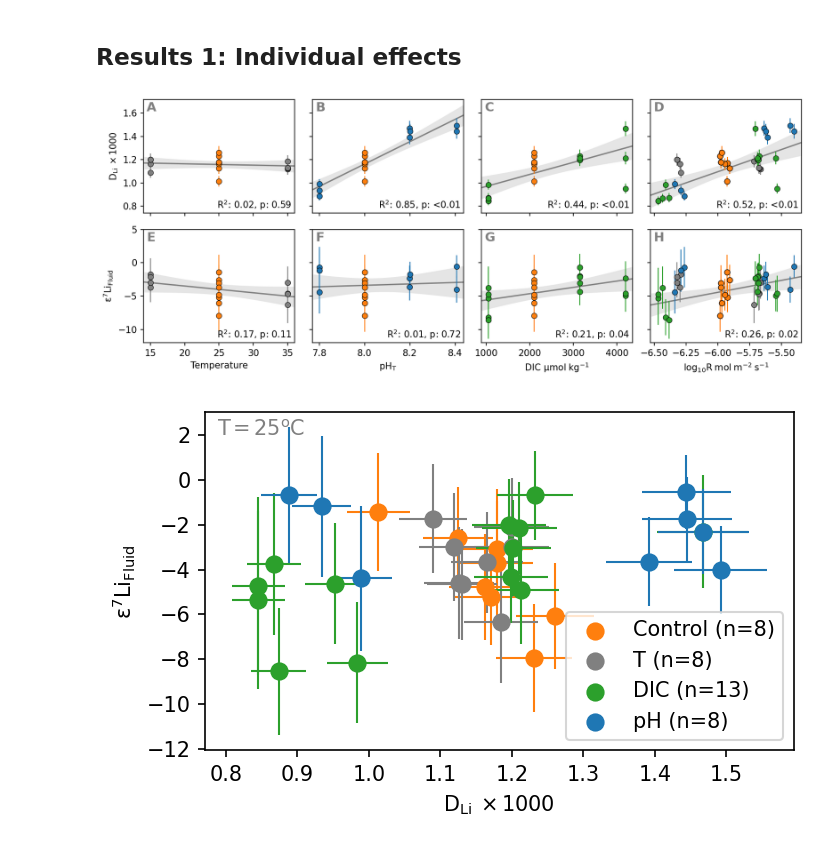
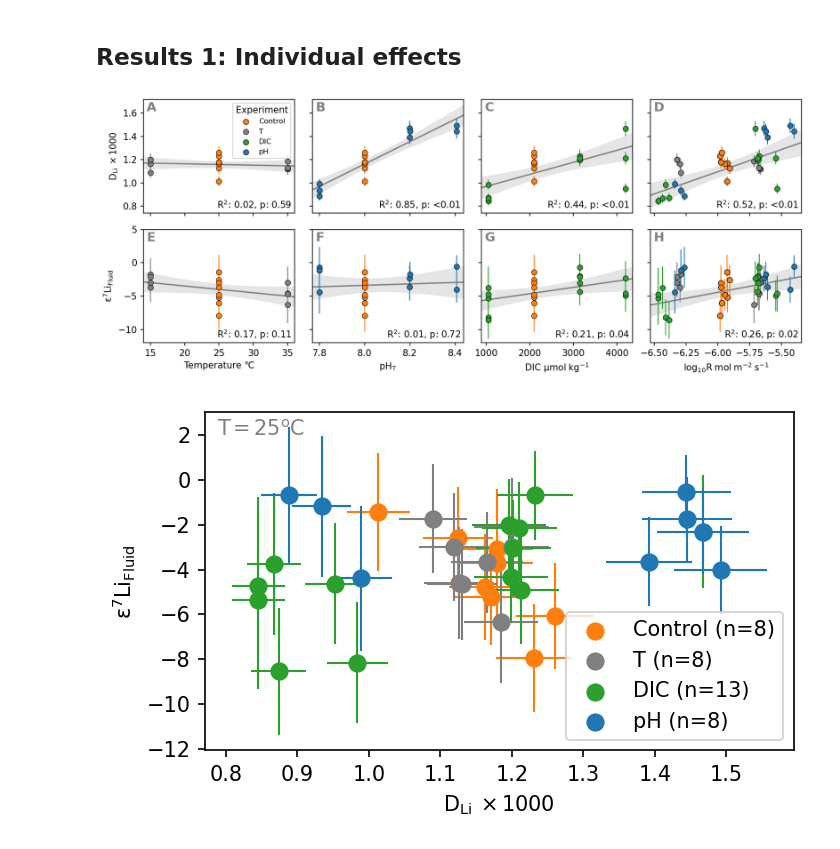
Before and after one commit to oscarbranson/supplementary, a Jupyter notebook: supplements/inorg_Li/02_Results.ipynb, the cells around one changed output. Drawn from its saved outputs; the diff is of its cells as text; code cells hidden in the pictures.

```diff
--- a/supplements/inorg_Li/02_Results.ipynb
+++ b/supplements/inorg_Li/02_Results.ipynb
@@ -14,11 +18,6 @@ nom = nominal_values
 # %%
 df = pd.read_pickle('data/processed_LiDataFull.pkl')  # use pickle to preserve uncertainty info
 sdf = pd.read_pickle('data/processed_LiDataSummary.pkl')  # use pickle to preserve uncertainty info
-figdir = 'figs/'  # location to save figures
-
-def savefig(fig, name):
-    fig.savefig(os.path.join(figdir, name + '.png'), dpi=300, bbox_inches='tight')
-    fig.savefig(os.path.join(figdir, name + '.pdf'))
 # %% [markdown]
 ## Plot Parameters
 # %%
@@ -137,35 +136,40 @@ for i, xvar in enumerate(['temp(C)', 'pH', 'C(mol/kgw)']):
     plot_line(pax, pp, zorder=-3, color='gray')
     ptext = f'{preg.pvalue:.2f}' if preg.pvalue > 0.01 else '<0.01'
     pax.text(0.98, 0.02, f'$R^2$: {preg.rvalue**2:.2f}, p: {ptext}', transform=pax.transAxes, ha='right', va='bottom')
 
-axs[1,0].set_xlabel('Temperature')
+axs[1,0].set_xlabel('Temperature ℃')
 axs[1,1].set_xlabel('$pH_T$')
 axs[1,2].set_xlabel('DIC $\mu mol~kg^{-1}$')
 axs[1,3].set_xlabel('$log_{10}R~mol~m^{-2}~s^{-1}$')
 
 dp = fit_line(nom(df.loc[vind | cind, ('R', 'log10R_13C')]), nom(df.loc[vind | cind, ('OG', 'DLi')]) * 1e3)
 dreg = stats.linregress(nom(df.loc[vind | cind, ('R', 'log10R_13C')]), nom(df.loc[vind | cind, ('OG', 'DLi')]) * 1e3)
 plot_line(rdax, dp, zorder=-3, color='gray')
 ptext = f'{dreg.pvalue:.2f}' if dreg.pvalue > 0.01 else '<0.01'
 rdax.text(0.98, 0.02, f'$R^2$: {dreg.rvalue**2:.2f}, p: {ptext}', transform=rdax.transAxes, ha='right', va='bottom')
 
 pp = fit_line(nom(df.loc[vind | cind, ('R', 'log10R_13C')]), nom(df.loc[vind | cind, ('Li_isotopes_vs_fluid', 'epsilon_og')]))
 preg = stats.linregress(nom(df.loc[vind | cind, ('R', 'log10R_13C')]), nom(df.loc[vind | cind, ('Li_isotopes_vs_fluid', 'epsilon_og')]))
 plot_line(rpax, pp, zorder=-3, color='gray')
 ptext = f'{preg.pvalue:.2f}' if preg.pvalue > 0.01 else '<0.01'
 rpax.text(0.98, 0.02, f'$R^2$: {preg.rvalue**2:.2f}, p: {ptext}', transform=rpax.transAxes, ha='right', va='bottom')
 
 rpax.set_ylim(-12, 5)
 
 for ax, a in zip(axs.flat, 'ABCDEFGH'):
     ax.text(0.02, 0.98, a, weight='bold', transform=ax.transAxes, ha='left', va='top', fontsize=14, color='grey')
 
+for label in cdict:
+    axs[0,0].scatter([], [], label=label, color=cdict[label], lw=lw, edgecolor='k')
+
+axs[0,0].legend(fontsize=8, title='Experiment')
+
 # axs[1,0].set_ylim(-9, 0)
 fig.tight_layout()
 
 savefig(fig, '01_IndividualEffects')
 # %% [output]
-[figure, old version]
+[figure, new version]
 # %%
 fig, ax = plt.subplots(1, 1)
 
```
Also changed, not shown: parts of 4 cells of this notebook, 7 other files.
